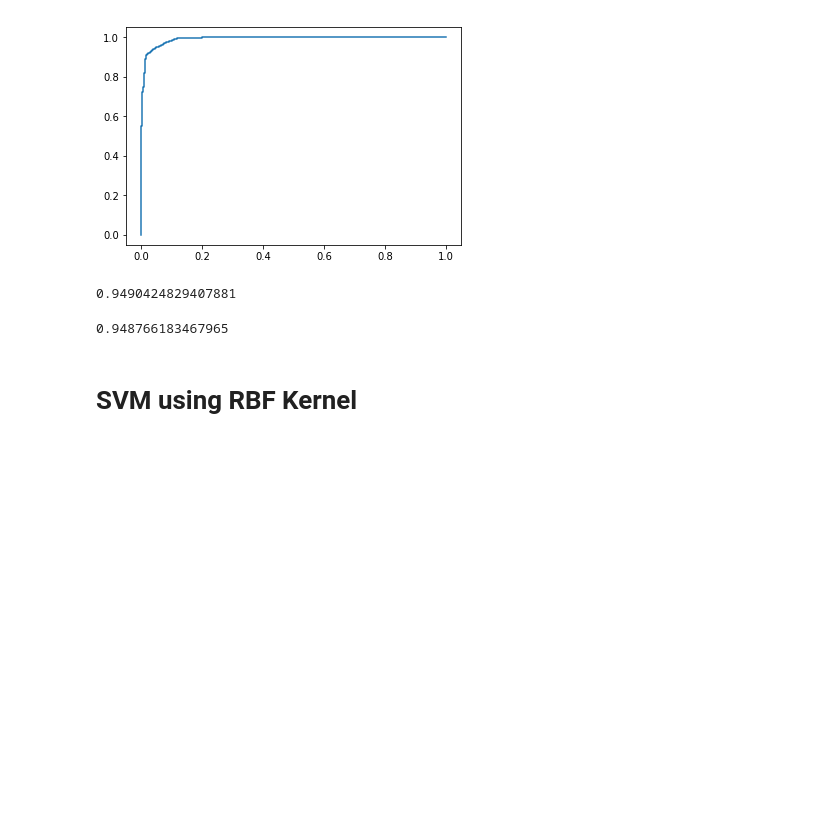
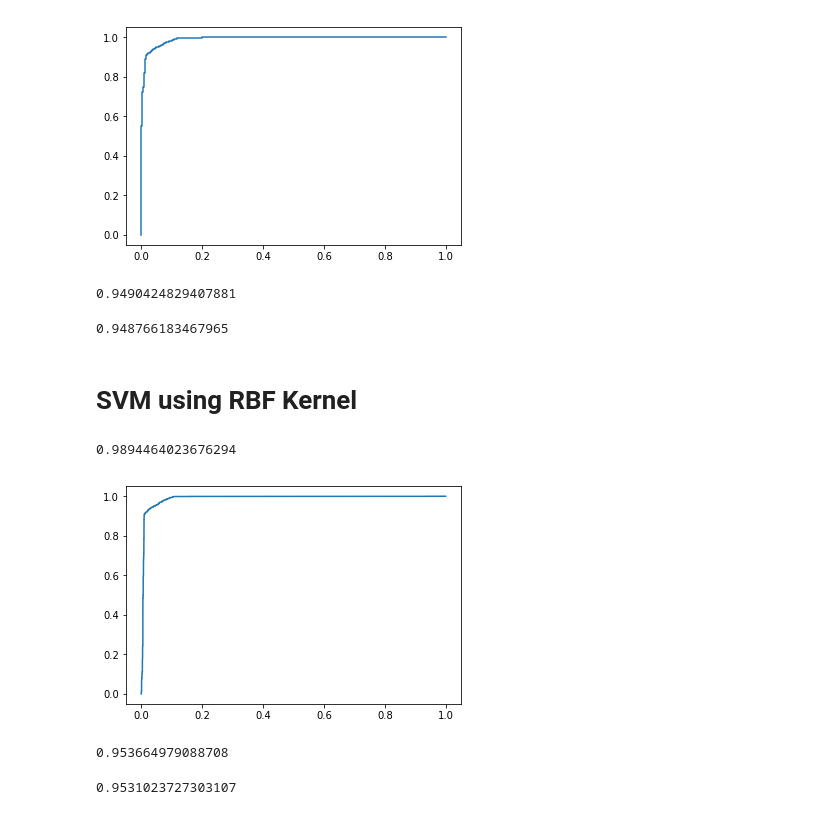
Before and after one commit to mathurp/ML4CreditCardFraudDetection, a Jupyter notebook: EDA_Angad.ipynb, the cells around one changed output. Drawn from its saved outputs; the diff is of its cells as text; code cells hidden in the pictures; blank space fills up the shorter version.

```diff
--- a/EDA_Angad.ipynb
+++ b/EDA_Angad.ipynb
@@ -205,0 +207,24 @@ f1_score(y_test, y_hat)
+# %%
+svm_model = SVC(probability=True)
+svm_model = svm_model.fit(X_train, y_train)
+# %%
+y_pred = svm_model.predict_proba(X_test)
+roc_auc_score(y_test, y_pred[:,1])
+# %% [output]
+0.9894464023676294
+# %%
+# Plot ROC Curve
+fpr, tpr, thres = roc_curve(y_test, y_pred[:,1])
+plt.plot(fpr, tpr)
+plt.show()
+# %% [output]
+[figure, added]
+# %%
+svm_model.score(X_test, y_test)
+# %% [output]
+0.953664979088708
+# %%
+y_hat = svm_model.predict(X_test)
+f1_score(y_test, y_hat)
+# %% [output]
+0.9531023727303107
```
Also changed, not shown: parts of 3 cells of this notebook.
